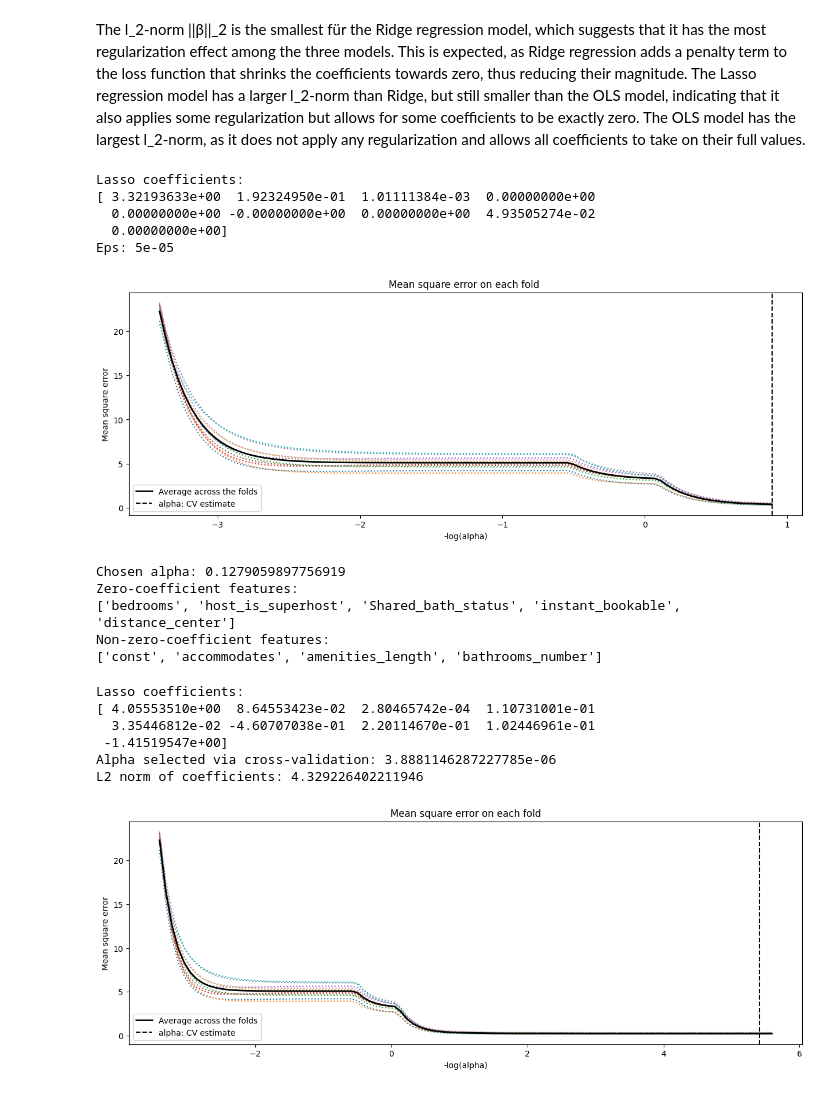
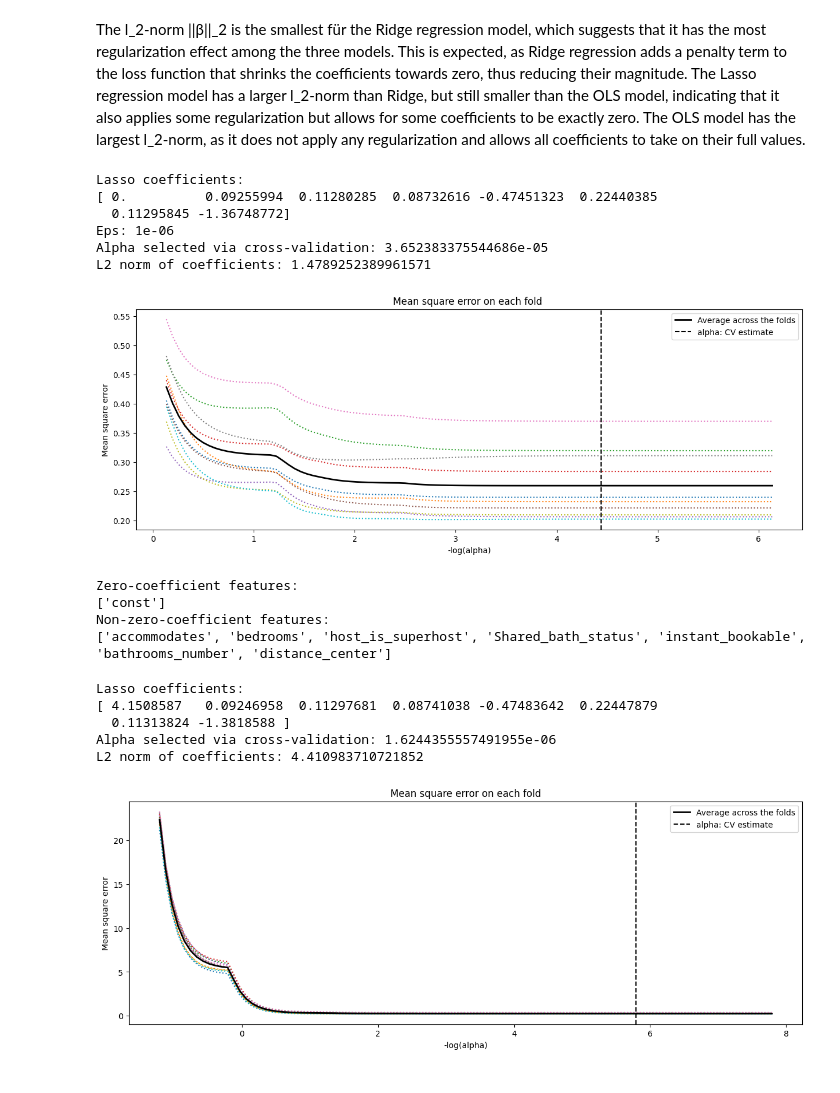
Before and after one commit to Niclas5/Examination-WS25-26, a Jupyter notebook: Aufgabe 2/Aufgabe2.ipynb, the cells around one changed output. Saved outputs shown, nothing was run; the diff lists cells and outputs as text; code cells hidden in the pictures.

```diff
--- a/Aufgabe 2/Aufgabe2.ipynb
+++ b/Aufgabe 2/Aufgabe2.ipynb
@@ -11,7 +11,7 @@ listings_2.dropna(subset=["price"], inplace=True)
 print(listings_2.columns)
 
 
-listings_2_1 = listings_2[["price", "accommodates","amenities_length","latitude","longitude", "bedrooms", "host_is_superhost", "Shared_bath_status", "instant_bookable", "bathrooms_number"]]
+listings_2_1 = listings_2[["price", "accommodates","latitude","longitude", "bedrooms", "host_is_superhost", "Shared_bath_status", "instant_bookable", "bathrooms_number"]]
 #Drops NA
 listings_2_1.dropna(inplace=True)
 listings_2_1["price"] = listings_2_1["price"].apply(np.log)
@@ -205,55 +201,55 @@ beta_hat: [ 0.99827138 -0.45138015  0.34908802  0.05454171  0.36325514]
 The l_2-norm ||β||_2 is the smallest für the Ridge regression model, which suggests that it has the most regularization effect among the three models. This is expected, as Ridge regression adds a penalty term to the loss function that shrinks the coefficients towards zero, thus reducing their magnitude. The Lasso regression model has a larger l_2-norm than Ridge, but still smaller than the OLS model, indicating that it also applies some regularization but allows for some coefficients to be exactly zero. The OLS model has the largest l_2-norm, as it does not apply any regularization and allows all coefficients to take on their full values.
 # %%
 #Aufgabe_2_5
-lasso_reg = sklearn.linear_model.LassoCV(cv=10,fit_intercept = False, eps=5e-5)
+lasso_reg = sklearn.linear_model.LassoCV(cv=10,fit_intercept = True, eps=1e-6)
 model = lasso_reg.fit(regressor,outcome)
 # Koeffizienten
 print("Lasso coefficients:")
 print(model.coef_)
 print("Eps:", model.eps)
 
 # Display results
+# Alpha selected via cross-validation
+print("Alpha selected via cross-validation:", model.alpha_)
+
+# L2-Norm der Koeffizienten
+print("L2 norm of coefficients:", np.linalg.norm(model.coef_, 2))
+
 m_log_alphas = -np.log10(model.alphas_)
 plt.figure(1,figsize=(15,5))
 plt.plot(m_log_alphas, model.mse_path_, ':')
 plt.plot(m_log_alphas, model.mse_path_.mean(axis=-1), 'k',
          label='Average across the folds', linewidth=2)
 plt.axvline(-np.log10(model.alpha_), linestyle='--', color='k',
             label='alpha: CV estimate')
 plt.legend()
 plt.xlabel('-log(alpha)')
 plt.ylabel('Mean square error')
 plt.title('Mean square error on each fold ')
-     #     '(train time: %.2fs)' )#% t_lasso_cv)
 plt.axis('tight')
 plt.show()
+#List which features are zero and which are not
+zero_mask = model.coef_ == 0
+nonzero_mask = model.coef_ != 0
+zero_features = regressor.columns[zero_mask]
+nonzero_features = regressor.columns[nonzero_mask]
+
+print("Zero-coefficient features:")
+print(list(zero_features))
+print("Non-zero-coefficient features:")
+print(list(nonzero_features))
 # %% [output]
 Lasso coefficients:
-[ 3.32193633e+00  1.92324950e-01  1.01111384e-03  0.00000000e+00
-  0.00000000e+00 -0.00000000e+00  0.00000000e+00  4.93505274e-02
-  0.00000000e+00]
-Eps: 5e-05
+[ 0.          0.09255994  0.11280285  0.08732616 -0.47451323  0.22440385
+  0.11295845 -1.36748772]
+Eps: 1e-06
+Alpha selected via cross-validation: 3.652383375544686e-05
+L2 norm of coefficients: 1.4789252389961571
-[figure, old version]
+[figure, new version]
+Zero-coefficient features:
+['const']
+Non-zero-coefficient features:
+['accommodates', 'bedrooms', 'host_is_superhost', 'Shared_bath_status', 'instant_bookable', 'bathrooms_number', 'distance_center']
-# %%
-lasso_reg = sklearn.linear_model.LassoCV(cv=10, fit_intercept=False, eps=5e-5)
-model = lasso_reg.fit(regressor, outcome)
-
-zero_mask = model.coef_ == 0
-nonzero_mask = model.coef_ != 0
-zero_features = regressor.columns[zero_mask]
-nonzero_features = regressor.columns[nonzero_mask]
-
-print("Chosen alpha:", model.alpha_)
-print("Zero-coefficient features:")
-print(list(zero_features))
-print("Non-zero-coefficient features:")
-print(list(nonzero_features))
-# %% [output]
-Chosen alpha: 0.1279059897756919
-Zero-coefficient features:
-['bedrooms', 'host_is_superhost', 'Shared_bath_status', 'instant_bookable', 'distance_center']
-Non-zero-coefficient features:
-['const', 'accommodates', 'amenities_length', 'bathrooms_number']
 # %%
 # Aufgabe_2_5
 
@@ -299,9 +295,8 @@ plt.axis('tight')
 plt.show()
 # %% [output]
 Lasso coefficients:
-[ 4.05553510e+00  8.64553423e-02  2.80465742e-04  1.10731001e-01
-  3.35446812e-02 -4.60707038e-01  2.20114670e-01  1.02446961e-01
- -1.41519547e+00]
-Alpha selected via cross-validation: 3.8881146287227785e-06
-L2 norm of coefficients: 4.329226402211946
+[ 4.1508587   0.09246958  0.11297681  0.08741038 -0.47483642  0.22447879
+  0.11313824 -1.3818588 ]
+Alpha selected via cross-validation: 1.6244355557491955e-06
+L2 norm of coefficients: 4.410983710721852
-[figure, old version]
+[figure, new version]
```
Also changed, not shown: parts of 3 cells of this notebook.
